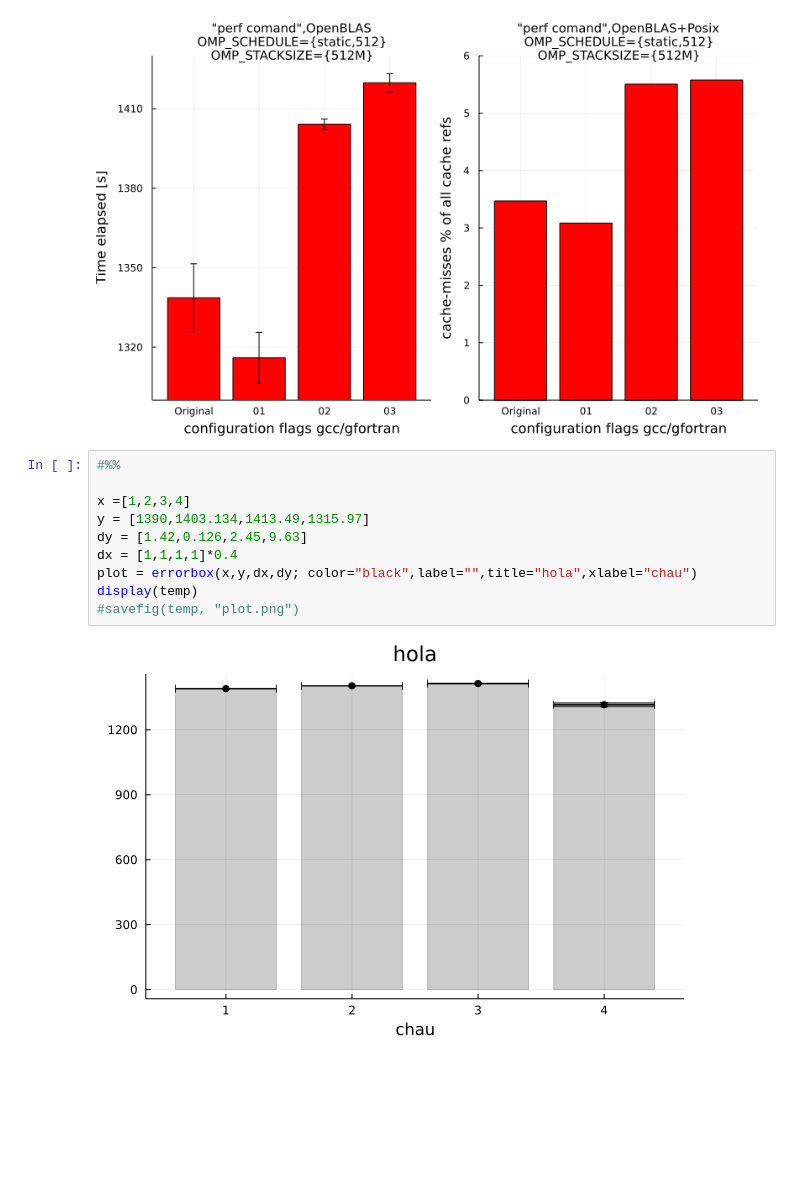
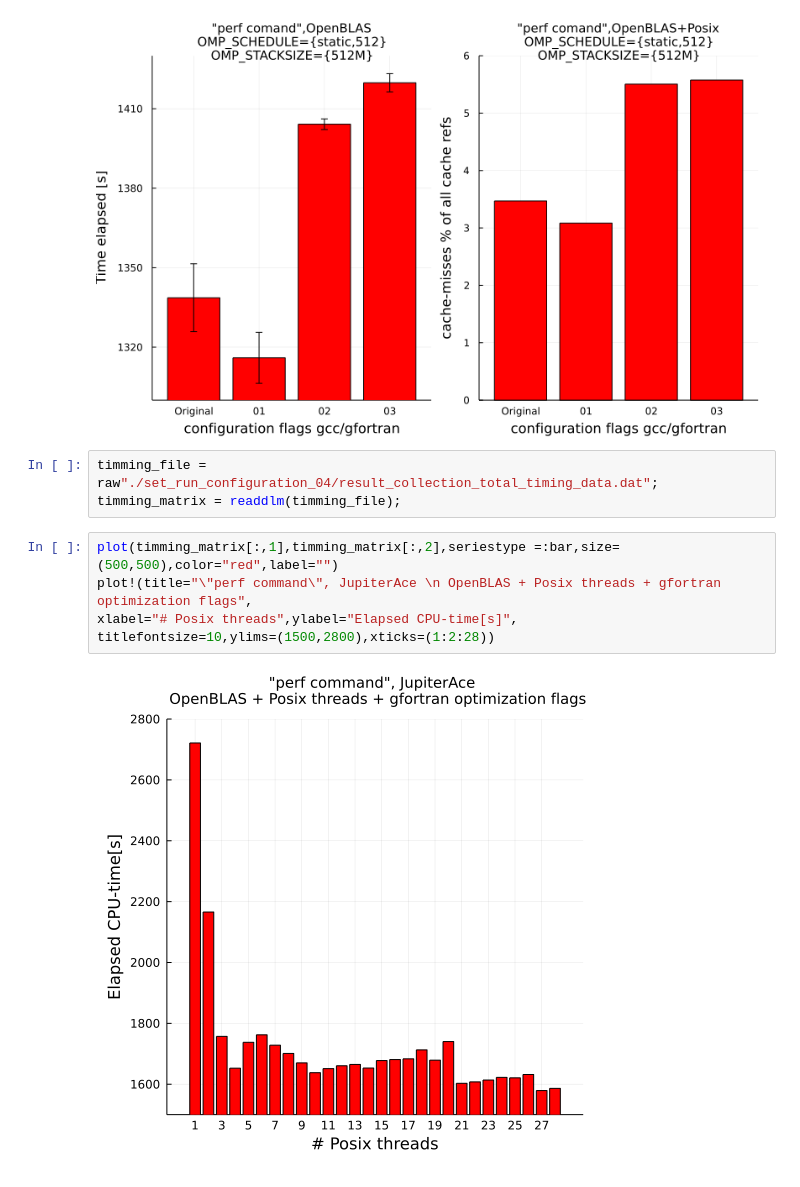
Before and after one commit to mendzmartin/mctdh_cp2021, a Jupyter notebook: double_quantum_dot_model/qdot_02/energies_vs_lambda/study_of_performance_04/results.ipynb, the cells around one changed output. Saved outputs shown, nothing was run; the diff lists cells and outputs as text; blank space fills up the shorter version.

```diff
--- a/double_quantum_dot_model/qdot_02/energies_vs_lambda/study_of_performance_04/results.ipynb
+++ b/double_quantum_dot_model/qdot_02/energies_vs_lambda/study_of_performance_04/results.ipynb
@@ -337,15 +349,13 @@ plot2 = plot!(  plt2,
 plot!(plot1,plot2,layout=(1,2),size=(800,500))
 # %% [output]
 [figure]
-# %%
-#%%
-
-x =[1,2,3,4]
-y = [1390,1403.134,1413.49,1315.97]
-dy = [1.42,0.126,2.45,9.63]
-dx = [1,1,1,1]*0.4
-plot = errorbox(x,y,dx,dy; color="black",label="",title="hola",xlabel="chau")
-display(temp)
-#savefig(temp, "plot.png")
-# %% [output]
-[figure, removed]
+# %%
+timming_file = raw"./set_run_configuration_04/result_collection_total_timing_data.dat";
+timming_matrix = readdlm(timming_file);
+# %%
+plot(timming_matrix[:,1],timming_matrix[:,2],seriestype =:bar,size=(500,500),color="red",label="")
+plot!(title="\"perf command\", JupiterAce \n OpenBLAS + Posix threads + gfortran optimization flags",
+xlabel="# Posix threads",ylabel="Elapsed CPU-time[s]",
+titlefontsize=10,ylims=(1500,2800),xticks=(1:2:28))
+# %% [output]
+[figure, added]
```
Also changed, not shown: parts of 2 cells of this notebook, 34 other files.
